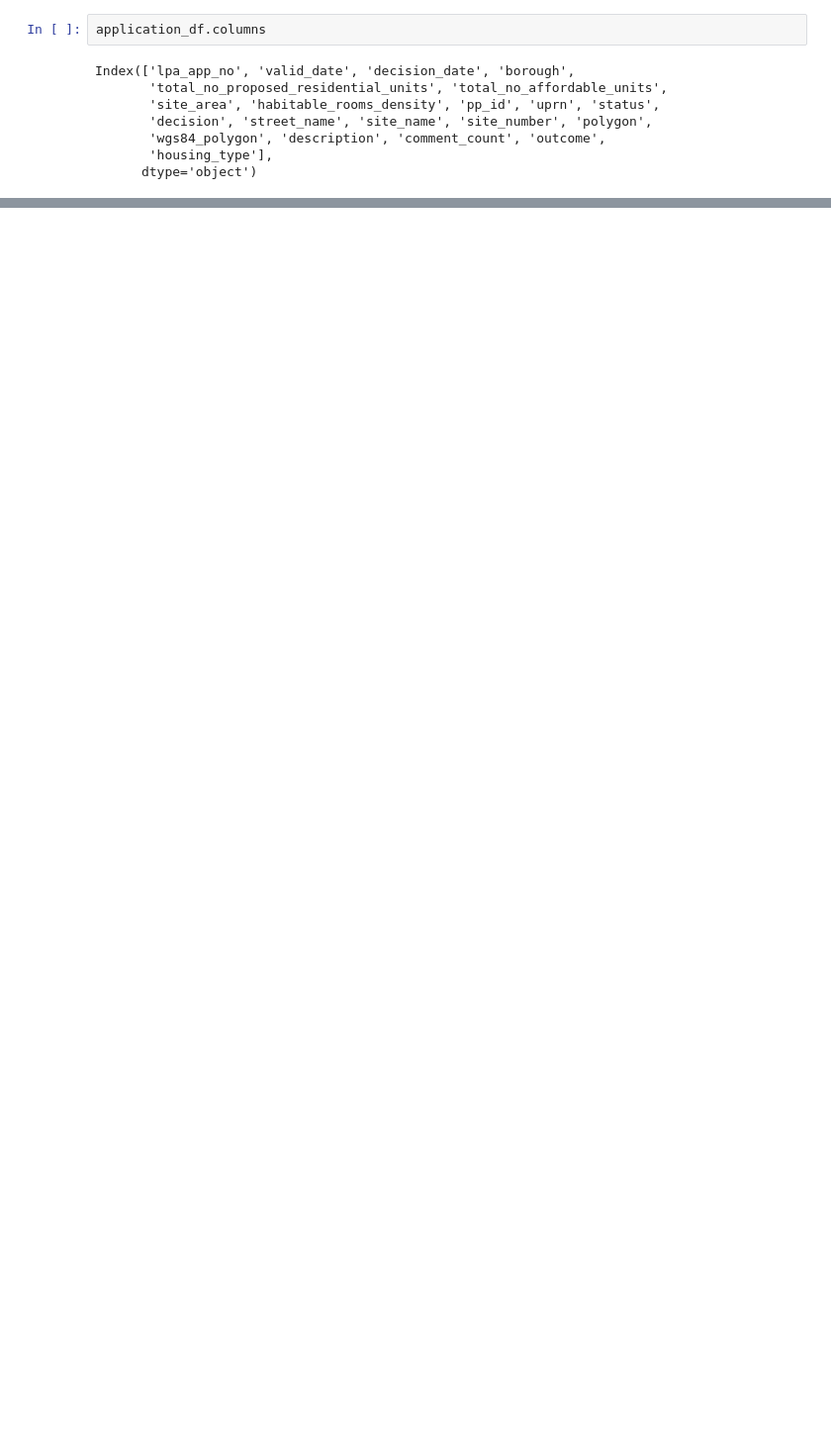
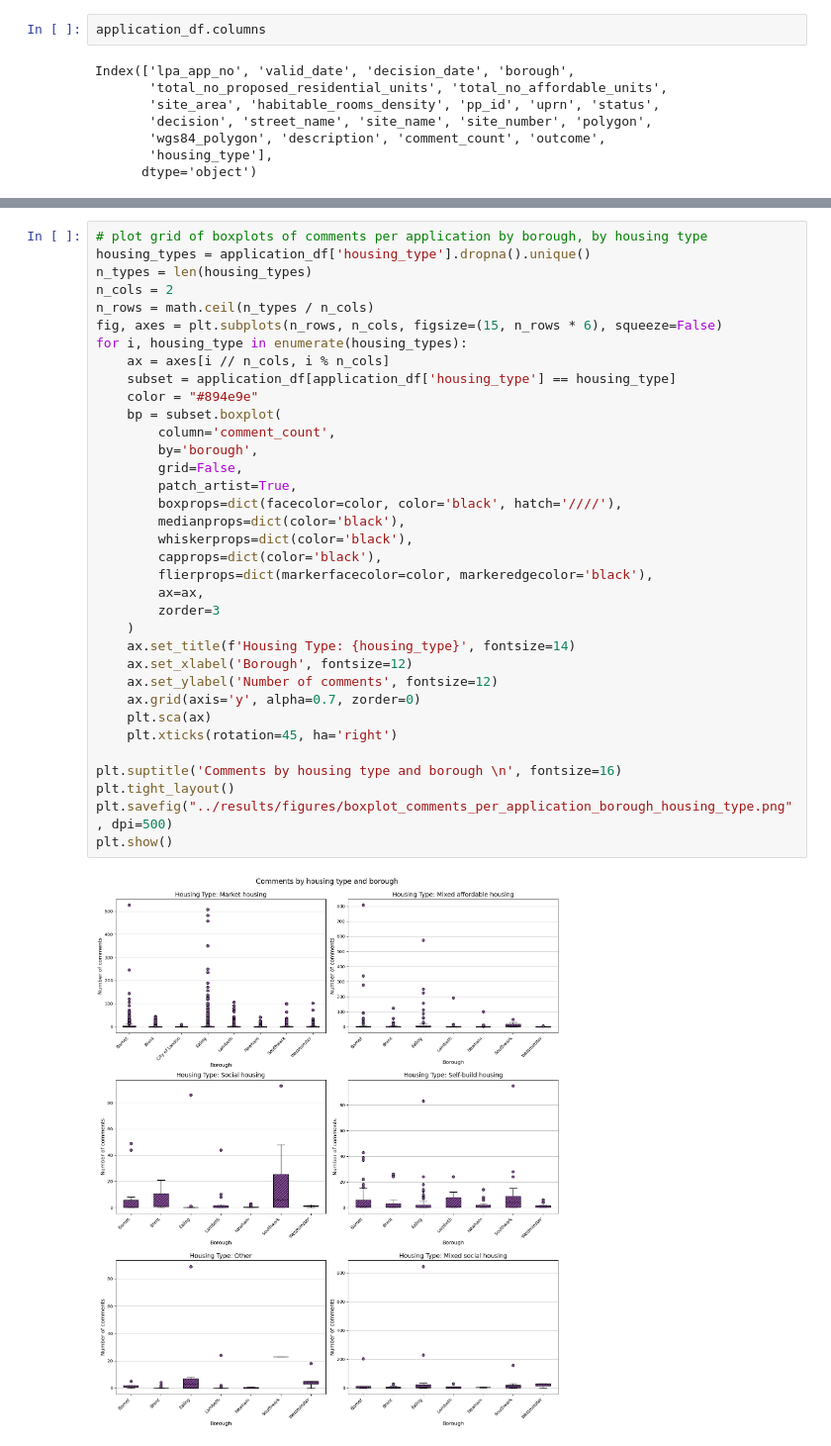
Before and after one commit to Bea-Taylor/nimby_nlp, a Jupyter notebook: notebooks/1_0_1_summary_analysis.ipynb, the cells around one changed output, grey strips where cells are left out. Shown at 99% size. Cells and saved outputs as stored; diff of their text form; blank space fills up the shorter version.

```diff
--- a/notebooks/1_0_1_summary_analysis.ipynb
+++ b/notebooks/1_0_1_summary_analysis.ipynb
@@ -461,0 +493,37 @@ plt.show()
+# %%
+# plot grid of boxplots of comments per application by borough, by housing type
+housing_types = application_df['housing_type'].dropna().unique()
+n_types = len(housing_types)
+n_cols = 2
+n_rows = math.ceil(n_types / n_cols)
+fig, axes = plt.subplots(n_rows, n_cols, figsize=(15, n_rows * 6), squeeze=False)
+for i, housing_type in enumerate(housing_types):
+    ax = axes[i // n_cols, i % n_cols]
+    subset = application_df[application_df['housing_type'] == housing_type]
+    color = "#894e9e"
+    bp = subset.boxplot(
+        column='comment_count',
+        by='borough',
+        grid=False,
+        patch_artist=True,
+        boxprops=dict(facecolor=color, color='black', hatch='////'),
+        medianprops=dict(color='black'),
+        whiskerprops=dict(color='black'),
+        capprops=dict(color='black'),
+        flierprops=dict(markerfacecolor=color, markeredgecolor='black'),
+        ax=ax,
+        zorder=3
+    )
+    ax.set_title(f'Housing Type: {housing_type}', fontsize=14)
+    ax.set_xlabel('Borough', fontsize=12)
+    ax.set_ylabel('Number of comments', fontsize=12)
+    ax.grid(axis='y', alpha=0.7, zorder=0)
+    plt.sca(ax)
+    plt.xticks(rotation=45, ha='right')
+
+plt.suptitle('Comments by housing type and borough \n', fontsize=16)
+plt.tight_layout()
+plt.savefig("../results/figures/boxplot_comments_per_application_borough_housing_type.png", dpi=500)
+plt.show()
+# %% [output]
+[figure, added]
```
Also changed, not shown: parts of 14 cells of this notebook, 4 other files.
